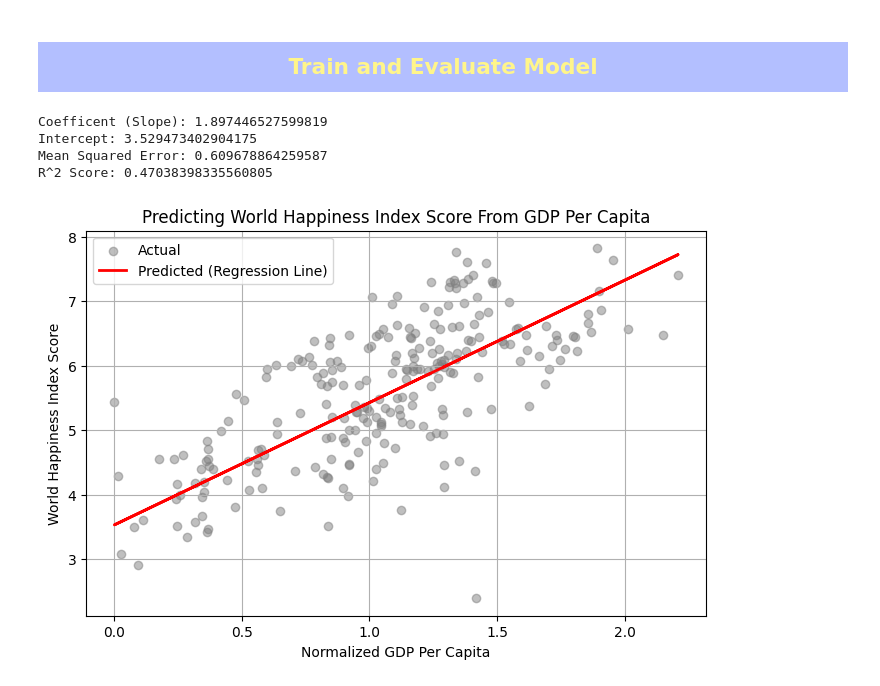
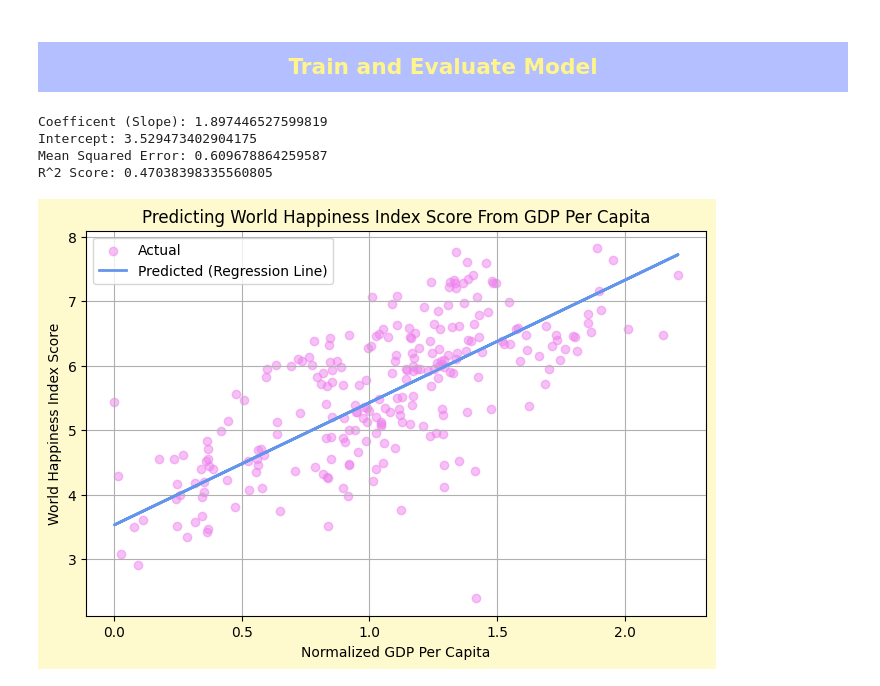
Before and after one commit to CharlotteHoyt/KWK-Goldman-Sachs-ML-Final-Project, a Jupyter notebook: Charlotte_KWK_Machine_Learning_x_Finance_Challenge_Final_Project.ipynb, the cells around one changed output. Cells and saved outputs as stored; diff of their text form; code cells hidden in the pictures.

Commit message:
Recolored linear regression plot.

```diff
--- a/Charlotte_KWK_Machine_Learning_x_Finance_Challenge_Final_Project.ipynb
+++ b/Charlotte_KWK_Machine_Learning_x_Finance_Challenge_Final_Project.ipynb
@@ -463,34 +470,34 @@ y = df["Score"]
 X_train, X_test, y_train, y_test = train_test_split(X, y, test_size = 0.2, random_state = 42)
 
 # Train the model.
 model = LinearRegression()
 model.fit(X_train, y_train)
 
 # Make predictions on test set.
 y_pred = model.predict(X_test)
 
 # Evaluate performance (coefficent, intercept, MSE, and R^2 score).
 mse = mean_squared_error(y_test, y_pred)
 r2 = r2_score(y_test, y_pred)
 
 print(f"Coefficent (Slope): {model.coef_[0]}" )
 print(f"Intercept: {model.intercept_}")
 print(f"Mean Squared Error: {mse}")
 print(f"R^2 Score: {r2}")
 
 # Visualize results.
-plt.figure(figsize = (8, 5))
-plt.scatter(X_test, y_test, color = "gray", alpha = 0.5, label = "Actual")
-plt.plot(X_test, y_pred, color = "red", linewidth = 2, label = "Predicted (Regression Line)")
+plt.figure(figsize = (8, 5), facecolor = "lemonchiffon")
+plt.scatter(X_test, y_test, color = "violet", alpha = 0.5, label = "Actual")
+plt.plot(X_test, y_pred, color = "cornflowerblue", linewidth = 2, label = "Predicted (Regression Line)")
 plt.title("Predicting World Happiness Index Score From GDP Per Capita")
 plt.xlabel("Normalized GDP Per Capita")
 plt.ylabel("World Happiness Index Score")
 plt.legend()
 plt.grid(True)
 plt.show()
 # %% [output]
 Coefficent (Slope): 1.897446527599819
 Intercept: 3.529473402904175
 Mean Squared Error: 0.609678864259587
 R^2 Score: 0.47038398335560805
-[figure, old version]
+[figure, new version]
```
Also changed, not shown: parts of 1 cell of this notebook.
